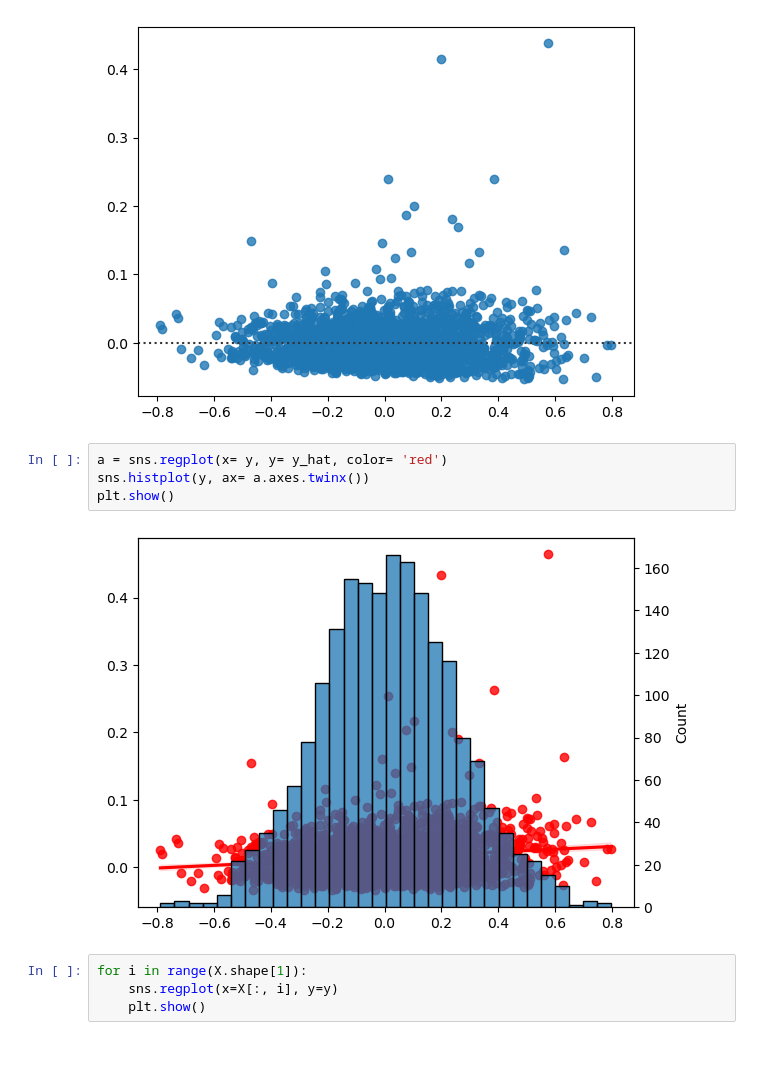
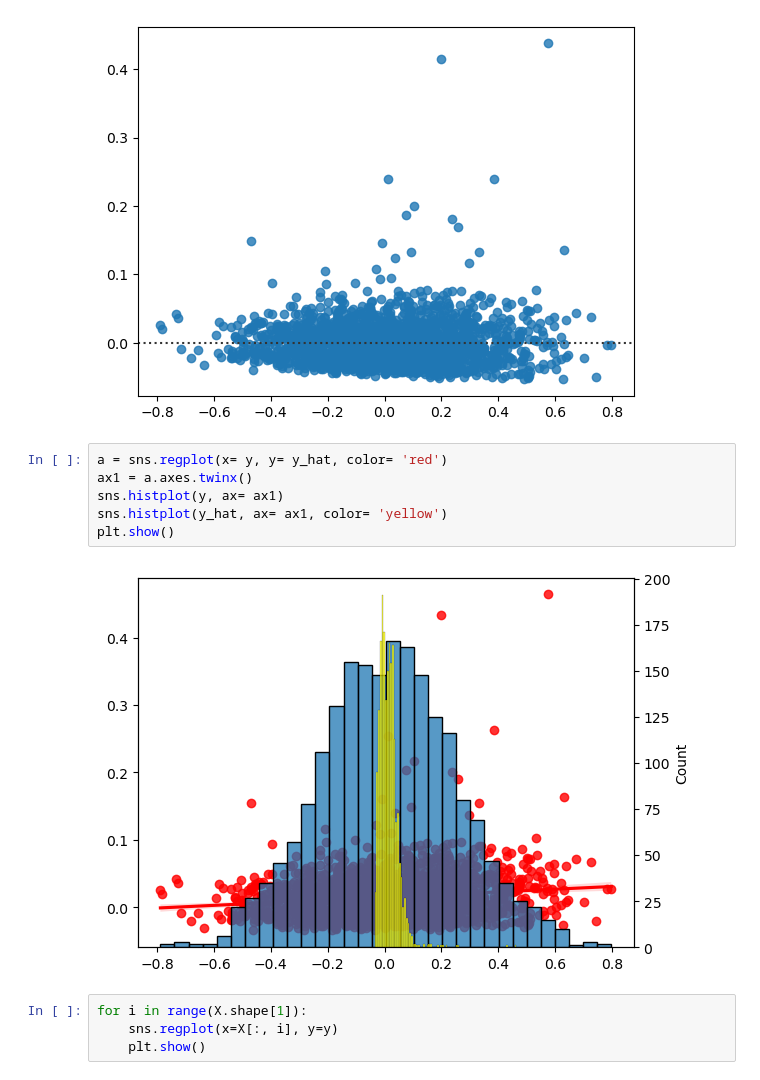
Before and after one commit to ufabc-bcc/srbench-competition-2023-track-1-wonderful-time, a Jupyter notebook: DA.ipynb, the cells around one changed output. Drawn from its saved outputs; the diff is of its cells as text; blank space fills up the shorter version.

```diff
--- a/DA.ipynb
+++ b/DA.ipynb
@@ -58,10 +58,12 @@ plt.show()
 [figure]
 # %%
 a = sns.regplot(x= y, y= y_hat, color= 'red')
-sns.histplot(y, ax= a.axes.twinx())
+ax1 = a.axes.twinx()
+sns.histplot(y, ax= ax1)
+sns.histplot(y_hat, ax= ax1, color= 'yellow')
 plt.show()
 # %% [output]
-[figure, old version]
+[figure, new version]
 # %%
 for i in range(X.shape[1]):
     sns.regplot(x=X[:, i], y=y)
```
Also changed, not shown: parts of 3 cells of this notebook, 13 other files.
